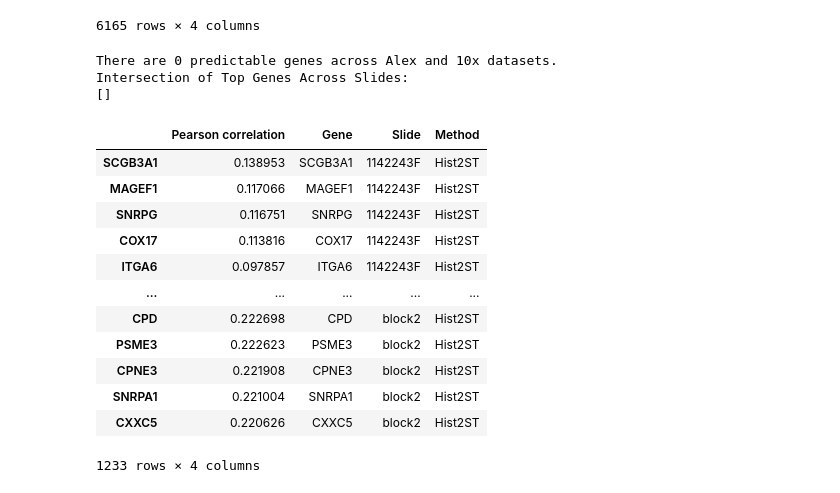
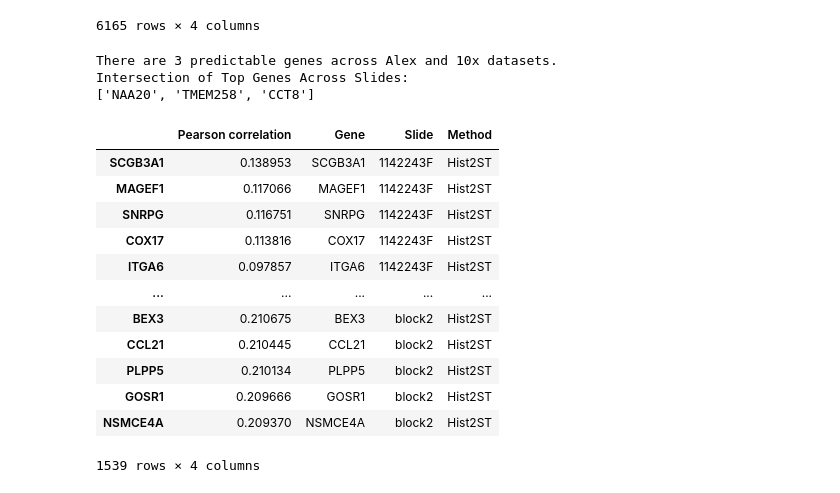
Before and after one commit to BiomedicalMachineLearning/DeepHis2Exp, a Jupyter notebook: src/scripts/Predictable_Genes/Top20percent_genes.ipynb, the cells around one changed output. Cells and saved outputs as stored; diff of their text form; code cells hidden in the pictures.

```diff
--- a/src/scripts/Predictable_Genes/Top20percent_genes.ipynb
+++ b/src/scripts/Predictable_Genes/Top20percent_genes.ipynb
@@ -45,8 +45,8 @@ for name, group in grouped:
     # Sort genes based on Pearson correlation
     sorted_genes = group.sort_values(by='Pearson correlation', ascending=False)
 
-    # Calculate the index to select the top 20%
-    top_20_percent_index = int(0.2 * len(sorted_genes))
+    # Calculate the index to select the top 25%
+    top_20_percent_index = int(0.25 * len(sorted_genes))
 
     # Select top 20% genes
     top_20_percent_genes = sorted_genes.head(top_20_percent_index)
@@ -131,8 +131,8 @@ for name, group in grouped:
     # Sort genes based on Pearson correlation
     sorted_genes = group.sort_values(by='Pearson correlation', ascending=False)
 
-    # Calculate the index to select the top 20%
-    top_20_percent_index = int(0.2 * len(sorted_genes))
+    # Calculate the index to select the top 25%
+    top_20_percent_index = int(0.25 * len(sorted_genes))
 
     # Select top 20% genes
     top_20_percent_genes = sorted_genes.head(top_20_percent_index)
@@ -218,40 +218,40 @@ for name, group in grouped:
     # Sort genes based on Pearson correlation
     sorted_genes = group.sort_values(by='Pearson correlation', ascending=False)
 
-    # Calculate the index to select the top 20%
-    top_20_percent_index = int(0.2 * len(sorted_genes))
+    # Calculate the index to select the top 25%
+    top_20_percent_index = int(0.25 * len(sorted_genes))
 
     # Select top 20% genes
     top_20_percent_genes = sorted_genes.head(top_20_percent_index)
 
     # Append the result to the final DataFrame
     result = pd.concat([result, top_20_percent_genes])
 
     # Append the top genes for this slide to the list
     top_genes_per_slide.append(set(top_20_percent_genes['Gene']))
 
 # Find the intersection of top genes across all slides
 intersection_genes = set.intersection(*top_genes_per_slide)
 
 # Display the intersection genes
 print(f"There are {len(intersection_genes)} predictable genes across Alex and 10x datasets.\nIntersection of Top Genes Across Slides:\n{list(intersection_genes)}")
 
 # Display the result
 result
 # %% [output]
-There are 0 predictable genes across Alex and 10x datasets.
+There are 3 predictable genes across Alex and 10x datasets.
 Intersection of Top Genes Across Slides:
-[]
+['NAA20', 'TMEM258', 'CCT8']
 |  | Pearson correlation | Gene | Slide | Method |
 | SCGB3A1 | 0.138953 | SCGB3A1 | 1142243F | Hist2ST |
 | MAGEF1 | 0.117066 | MAGEF1 | 1142243F | Hist2ST |
 | SNRPG | 0.116751 | SNRPG | 1142243F | Hist2ST |
 | COX17 | 0.113816 | COX17 | 1142243F | Hist2ST |
 | ITGA6 | 0.097857 | ITGA6 | 1142243F | Hist2ST |
 | ... | ... | ... | ... | ... |
-| CPD | 0.222698 | CPD | block2 | Hist2ST |
-| PSME3 | 0.222623 | PSME3 | block2 | Hist2ST |
-| CPNE3 | 0.221908 | CPNE3 | block2 | Hist2ST |
-| SNRPA1 | 0.221004 | SNRPA1 | block2 | Hist2ST |
-| CXXC5 | 0.220626 | CXXC5 | block2 | Hist2ST |
+| BEX3 | 0.210675 | BEX3 | block2 | Hist2ST |
+| CCL21 | 0.210445 | CCL21 | block2 | Hist2ST |
+| PLPP5 | 0.210134 | PLPP5 | block2 | Hist2ST |
+| GOSR1 | 0.209666 | GOSR1 | block2 | Hist2ST |
+| NSMCE4A | 0.209370 | NSMCE4A | block2 | Hist2ST |
-1233 rows × 4 columns
+1539 rows × 4 columns
```
Also changed, not shown: parts of 6 cells of this notebook.
